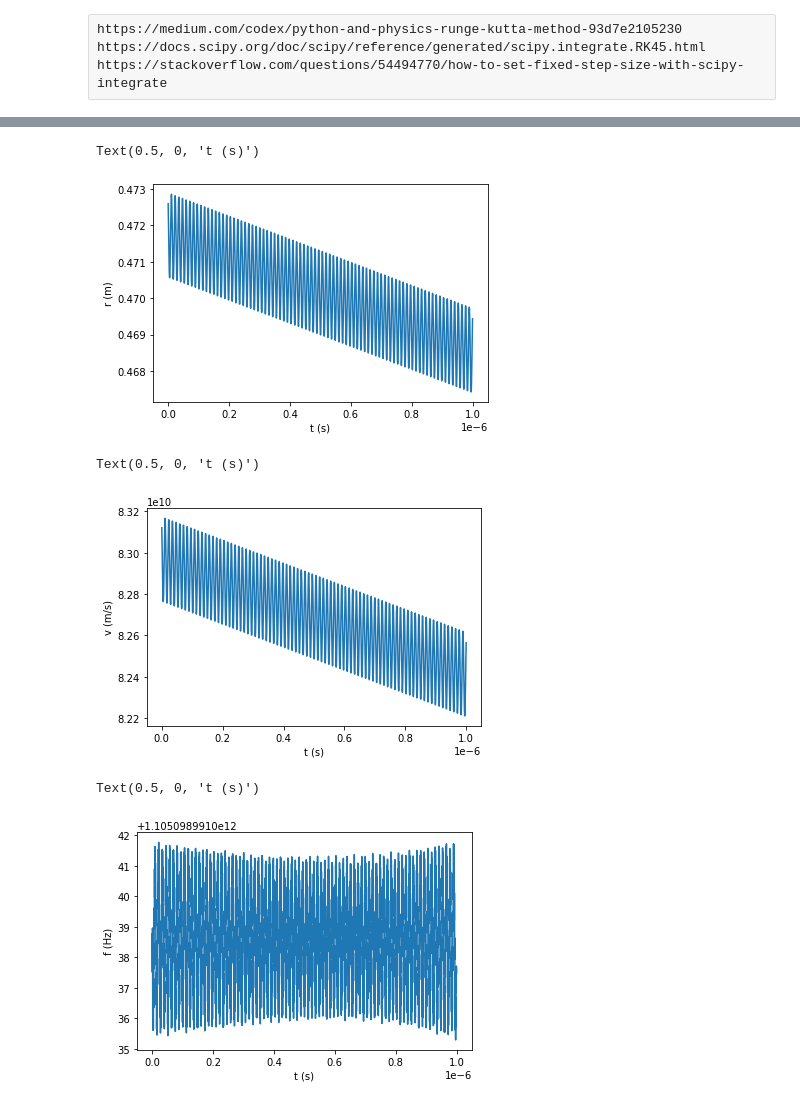
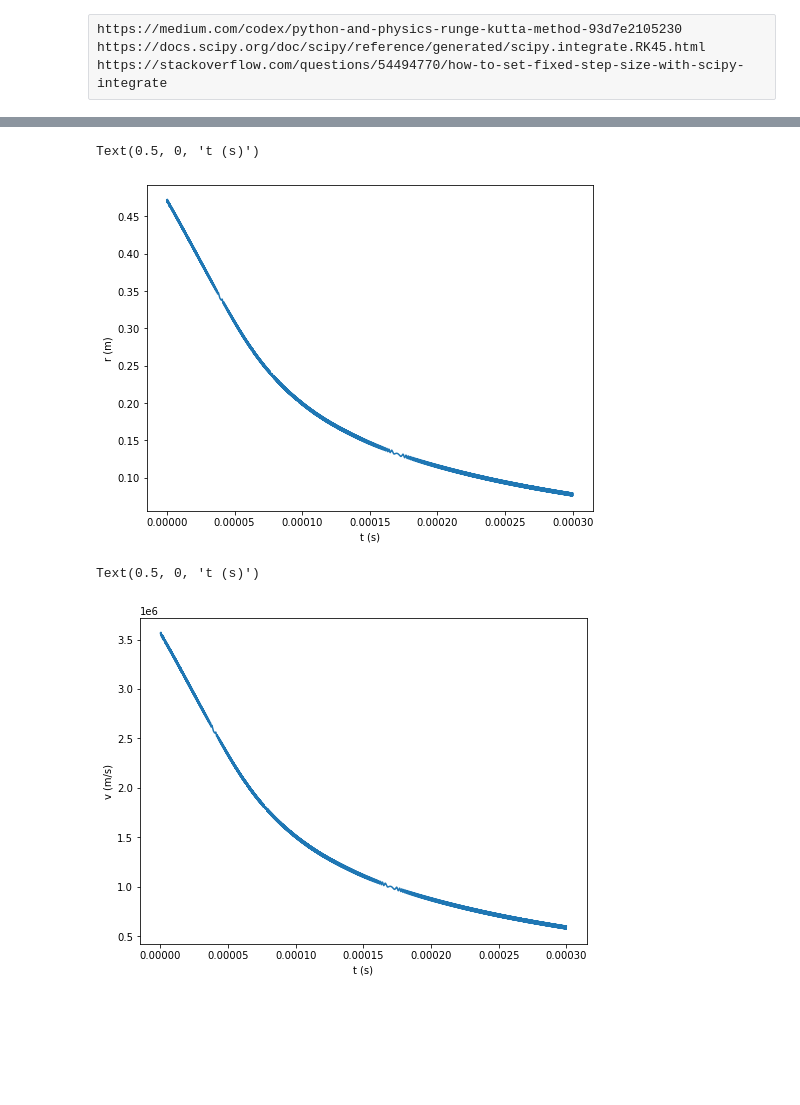
Before and after one commit to jvonk/CRES, a Jupyter notebook: Particle Motion.ipynb, the cells around one changed output, grey strips where cells are left out. Saved outputs shown, nothing was run; the diff lists cells and outputs as text; code cells hidden in the pictures; blank space fills up the shorter version.

```diff
--- a/Particle Motion.ipynb
+++ b/Particle Motion.ipynb
@@ -28,7 +30,7 @@ c = 1 # = 2.99792458e8 m/s
 m = 5.1099906e5 # m_e = 9.1093897e-31 kg
 E = np.array([0, 0, 0]) # = 0 V/m
 B = np.array([1, 0, 0])/conversions["magnetic induction (T)"] # = 1 Tesla
-t_span = (0, 1e-6/conversions["time (s)"]) # = 1 us
+t_span = (0, 300e-6/conversions["time (s)"]) # = 300 us
 p0 = np.array([100e6, 100e6, 100e6]) # = 100 MeV
 r0 = np.array([0, 0, 0]) # = 0 m
 rtol = 1e-5 # = 0.001%
@@ -38,8 +40,7 @@ atol = np.array([p_atol, p_atol, p_atol, r_atol, r_atol, r_atol])
 t_eval = np.linspace(*t_span, num_points) # 10000 points inside t_span
 # %%
 def gamma(p):
-    p2 = np.dot(p, p)
-    return math.sqrt(1 + p2/(m**2 * c**2))
+    return math.sqrt(1 + np.linalg.norm(p)**2/(m**2 * c**2))
 def lorentz(v):
     return e * (E + np.cross(v, B) / c)
 def g0(v, l, gv):
@@ -62,10 +63,16 @@ def plot3D(ax, u, c, prefix, suffix):
     ax.set_zlabel(prefix + "z" + suffix)
     return ax
 def run(fun, t, y, progress):
-    progress.n = t
+    progress.n = t*conversions["time (s)"]*1e3
     progress.update(0)
     return fun(t, y)
+def linear_fit(x, y, x_label="x", y_label="y", units=""):
+    fit, cov = np.polyfit(x, y, 1, cov=True)
+    uncertainty = np.sqrt(np.diag(cov))
+    f = np.poly1d(fit)
+    print(f"{y_label} = {fit[0]:.3}±{uncertainty[0]:.3} {x_label} + {fit[1]:.3}±{uncertainty[1]:.3} {units}")
+    return f
 # %%
 y0 = np.concatenate([p0, r0])
-with tqdm(total=t_span[1], position=t_span[0]) as progress:
+with tqdm(total=t_span[1]*conversions["time (s)"]*1e3, position=t_span[0]*conversions["time (s)"]*1e3, bar_format='{l_bar}{bar}| {n_fmt:.7}ms/{total_fmt:.7}ms [{elapsed}<{remaining}, ' '{rate_fmt}{postfix}]', unit="ms") as progress:
     sol = solve_ivp(lambda t, y: run(fun, t, y, progress), t_span, y0, method="RK45", t_eval=t_eval, dense_output=True, rtol=rtol, atol=atol)
@@ -126,0 +128,3 @@ Text(0.5, 0, 't (s)')
+# %%
+standard_figsize = (8, 6)
+square_figsize = (7.5, 10)
@@ -127,22 +161,20 @@ Text(0.5, 0, 't (s)')
 # %%
-plt.plot(t, np.linalg.norm(r_corr[1:], axis=0))
+r_plot = np.linalg.norm(r_corr[1:], axis=0)
+plt.figure(figsize=standard_figsize)
+plt.plot(t, r_plot)
 plt.ylabel("r (m)")
 plt.xlabel("t (s)")
+# plt.plot(t, linear_fit(t, r_plot, "t", "r", "m")(t))
 # %% [output]
 Text(0.5, 0, 't (s)')
-[figure, old version]
+[figure, new version]
 # %%
-plt.plot(t, np.linalg.norm(v_corr[1:], axis=0))
+v_plot = np.linalg.norm(v_corr[1:], axis=0)
+plt.figure(figsize=standard_figsize)
+plt.plot(t, v_plot)
 plt.ylabel("v (m/s)")
 plt.xlabel("t (s)")
+# plt.plot(t, linear_fit(t, v_plot, "t", "v", "m/s")(t))
 # %% [output]
 Text(0.5, 0, 't (s)')
-[figure, old version]
+[figure, new version]
-# %%
-f = 2 * np.pi * np.linalg.norm(omega[:1], axis=0)
-plt.plot(t, f)
-plt.ylabel("f (Hz)")
-plt.xlabel("t (s)")
-# %% [output]
-Text(0.5, 0, 't (s)')
-[figure, removed]
```
Also changed, not shown: parts of 19 cells of this notebook, 7 other files.
